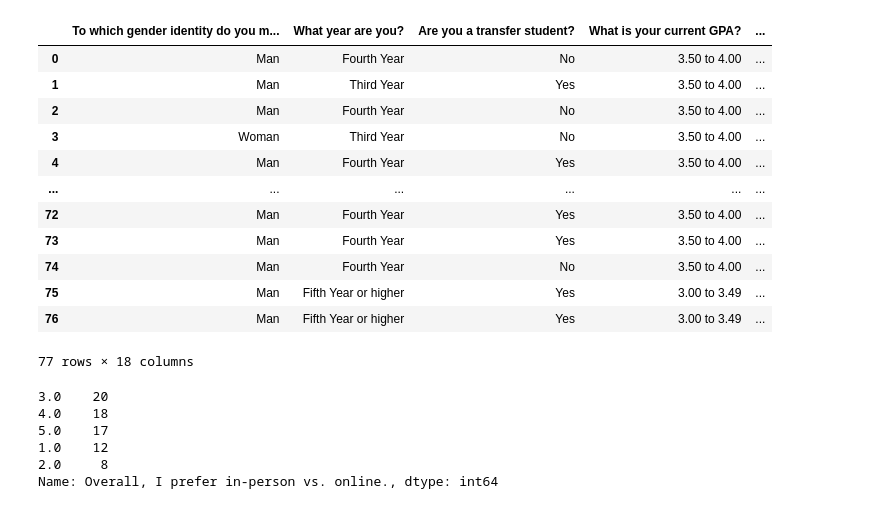
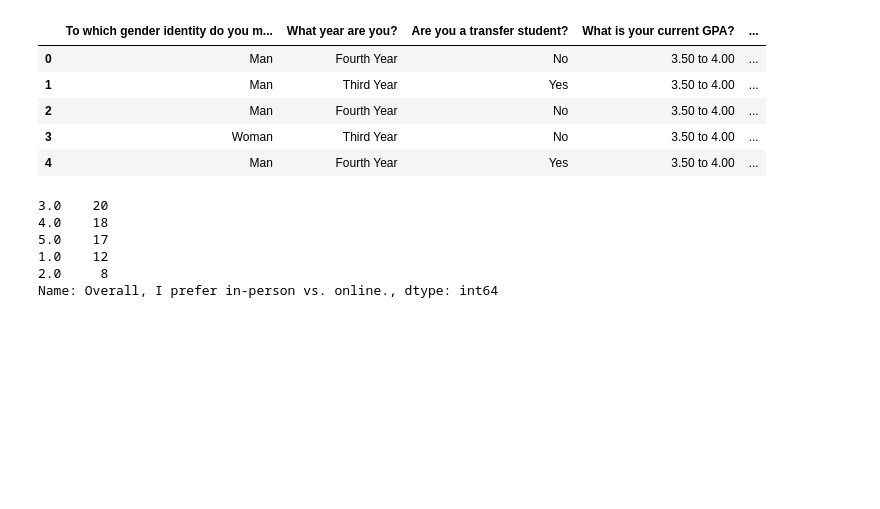
Before and after one commit to rgiron1/CS-105_miniproject, a Jupyter notebook: MiniProject.ipynb, the cells around one changed output. Cells and saved outputs as stored; diff of their text form; code cells hidden in the pictures; blank space fills up the shorter version.

```diff
--- a/MiniProject.ipynb
+++ b/MiniProject.ipynb
@@ -4,21 +4,14 @@ import pandas as pd
 import numpy as np
 # %%
 df = pd.read_csv("Data Needed.csv")
-df
+df.head()
 # %% [output]
 |  | To which gender identity do you m... | What year are you? | Are you a transfer student? | What is your current GPA? | ... |
 | 0 | Man | Fourth Year | No | 3.50 to 4.00 | ... |
 | 1 | Man | Third Year | Yes | 3.50 to 4.00 | ... |
 | 2 | Man | Fourth Year | No | 3.50 to 4.00 | ... |
 | 3 | Woman | Third Year | No | 3.50 to 4.00 | ... |
 | 4 | Man | Fourth Year | Yes | 3.50 to 4.00 | ... |
-| ... | ... | ... | ... | ... | ... |
-| 72 | Man | Fourth Year | Yes | 3.50 to 4.00 | ... |
-| 73 | Man | Fourth Year | Yes | 3.50 to 4.00 | ... |
-| 74 | Man | Fourth Year | No | 3.50 to 4.00 | ... |
-| 75 | Man | Fifth Year or higher | Yes | 3.00 to 3.49 | ... |
-| 76 | Man | Fifth Year or higher | Yes | 3.00 to 3.49 | ... |
-77 rows × 18 columns
 # %%
 df["Overall, I prefer in-person vs. online."].value_counts()#/df["Overall, I prefer in-person vs. online."].count()
 # %% [output]
```
Also changed, not shown: parts of 24 cells of this notebook.
